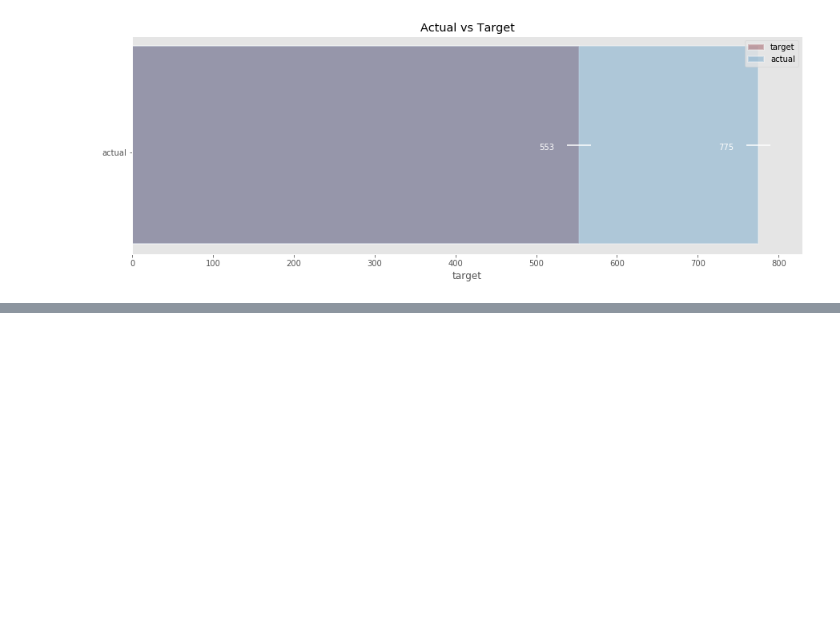
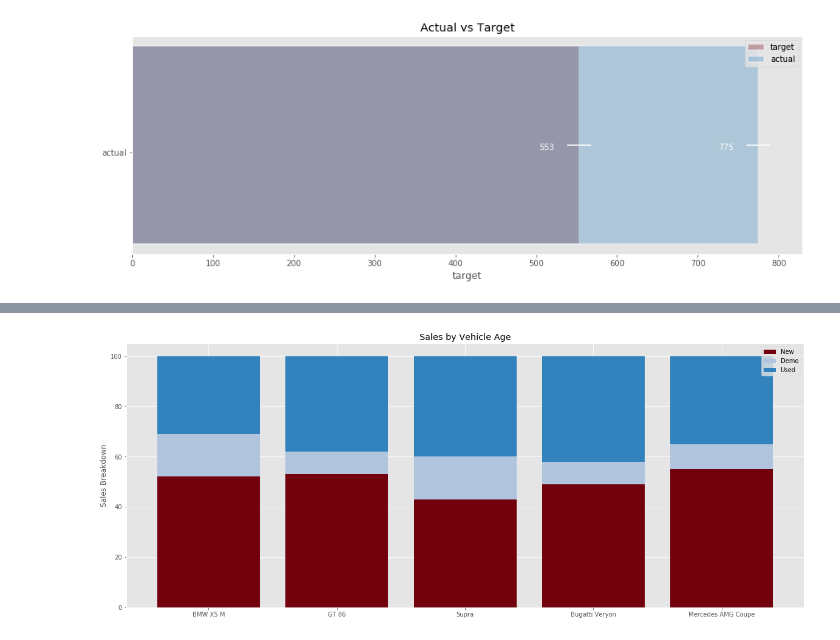
Before and after one commit to bistudio/matplotlibs-charts, a Jupyter notebook: Chart Types.ipynb, the cells around one changed output, grey strips where cells are left out. Saved outputs shown, nothing was run; the diff lists cells and outputs as text; code cells hidden in the pictures; blank space fills up the shorter version.

```diff
--- a/Chart Types.ipynb
+++ b/Chart Types.ipynb
@@ -197,0 +200,2 @@ plt.show()
+# %%
+stacked_100_data = stacked_bar_data
@@ -197,0 +232,48 @@ plt.show()
+# %%
+s100fig, s100ax = plt.subplots(1,figsize=(20,8))
+
+# x axis ticks & labels
+s100x = np.arange(len(stacked_100_df['model']))
+s100_xlabel = stacked_100_df['model']
+# pre-requisite for stacked bar set up
+s100_bar_base = [i for i in range(len(stacked_100_df['model']))]
+s100_bar_width = 1
+# stacked bar 1
+s100_bar_1 = s100ax.bar(s100_bar_base, stacked_100_df['% New'], color = '#73000d', label = 'New')
+# stacked bar 2
+s100_bar_2 = s100ax.bar(s100_bar_base, stacked_100_df['% Demo']
+                        ,bottom = stacked_100_df['% New'], color='lightsteelblue', label = 'Demo')
+# stacked bar 3
+s100_bar_3 = s100ax.bar(s100_bar_base, stacked_100_df['% Used']
+                        , bottom = (stacked_100_df['% New'] + stacked_100_df['% Demo'])
+                        , color='#3182bd', label = 'Used')
+
+# annotate each stacked bar
+
+# def stackedbar_autolabel(stackedbars):
+#     prebar_height = 0
+#     for stacked_bar in stackedbars:
+#         height = stacked_bar.get_height()
+#         prebar_height = height
+#         s100ax.annotate(
+#             '{}'.format(height)
+#             ,xy = (stacked_bar.get_x() + stacked_bar.get_width() / 2, height / 2)
+#             ,xytext = (0, 3)
+#             ,textcoords = 'offset points'
+#             ,color = 'white'
+#             ,ha = 'center'
+#             ,va = 'bottom'
+#         )
+
+# stackedbar_autolabel(s100_bar_1)
+# stackedbar_autolabel(s100_bar_2)
+# stackedbar_autolabel(s100_bar_3)
+
+s100ax.legend()
+s100ax.set_xticks(s100x)
+s100ax.set_xticklabels(s100_xlabel)
+s100ax.set_ylabel('Sales Breakdown')
+s100ax.set_title('Sales by Vehicle Age')
+plt.show()
+# %% [output]
+[figure, added]
```
Also changed, not shown: parts of 3 cells of this notebook.
